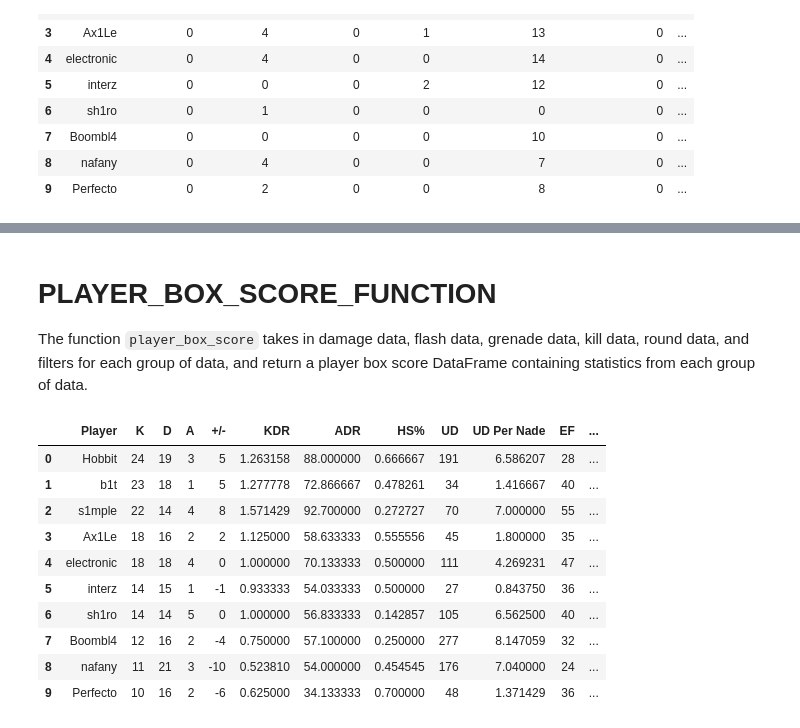
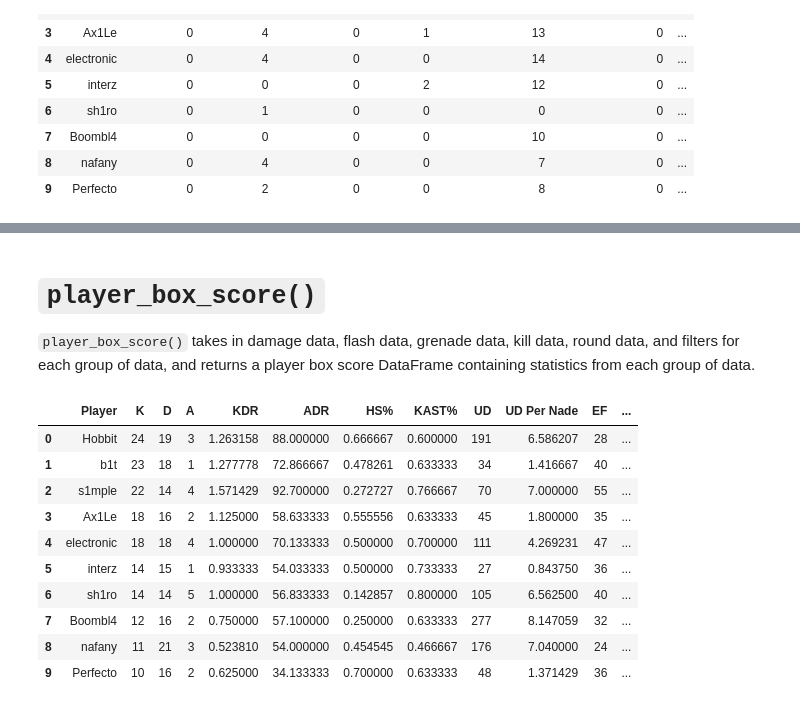
Before and after one commit to pnxenopoulos/awpy, a Jupyter notebook: examples/01_Basic_CSGO_Analysis.ipynb, the cells around one changed output, grey strips where cells are left out. Saved outputs shown, nothing was run; the diff lists cells and outputs as text; code cells hidden in the pictures.

```diff
--- a/examples/01_Basic_CSGO_Analysis.ipynb
+++ b/examples/01_Basic_CSGO_Analysis.ipynb
@@ -14,7 +14,8 @@ from csgo.parser import DemoParser
 
 # Create the parser object.
 # Set log=True above if you want to produce a logfile for the parser.
-demo_parser = DemoParser(demofile = "../../CSGO_Demofiles/gambit-vs-natus-vincere-m1-dust2.dem", demo_id = "GA-NaVi-BLAST2021", parse_rate=128)
+demo_parser = DemoParser(demofile = "../../CSGO_Demofiles/gambit-vs-natus-vincere-m1-dust2.dem",
+                         demo_id = "GA-NaVi-BLAST2021", parse_rate=128)
 
 # Parse the demofile, output results to a dictionary and a dataframe.
 data = demo_parser.parse()
@@ -177,6 +251,7 @@ def kill_stats(kill_data: pd.DataFrame,
                                             kill_data["VictimTeam"]],
                               kill_filters, ["AttackerName"], ["IsHeadshot"],
                               [["mean"]], ["Player", "HS%"])
+    kast_stats = kast(kill_data, "KAST", kill_filters, death_filters)
     kill_stats = kills.merge(assists, how="outer")
     kill_stats = kill_stats.merge(deaths, how="outer")
     kill_stats["+/-"] = kill_stats["K"] - kill_stats["D"]
@@ -187,8 +262,10 @@ def kill_stats(kill_data: pd.DataFrame,
     kill_stats = kill_stats.merge(first_kills, how="outer")
     kill_stats = kill_stats.merge(headshots, how="outer")
     kill_stats = kill_stats.merge(headshot_pct, how="outer")
+    kill_stats["HS%"] = kill_stats["HS%"].astype(float)
     kill_stats = kill_stats[["Player", "K", "D", "A", "+/-", "HS", "FK", "KDR",
                              "KPR", "HS%"]]
+    kill_stats = kill_stats.merge(kast_stats, how="outer")
     kill_stats.fillna(0, inplace=True)
     kill_stats.sort_values(by="K", ascending=False, inplace=True)
     kill_stats.reset_index(drop=True, inplace=True)
@@ -261,8 +338,8 @@ def util_dmg(damage_data: pd.DataFrame,
                                                "Incendiary Grenade",
                                                "Molotov"
                                           ]))], damage_filters, ["AttackerName"],
-                          ["HpDamage", "HpDamageTaken"], [["sum"], ["sum"]],
-                          ["Player", "UD", "Given UD"])
+                          ["HpDamageTaken", "HpDamage"], [["sum"], ["sum"]],
+                          ["Player", "Given UD", "UD"])
     nades_thrown = calc_stats(grenade_data.loc[grenade_data["GrenadeType"].isin([
                                                    "HE Grenade",
                                                    "Incendiary Grenade",
@@ -271,12 +348,12 @@ def util_dmg(damage_data: pd.DataFrame,
                               ["PlayerName"], ["PlayerName"], [["size"]],
                               ["Player", "Nades Thrown"])
     util_dmg_stats = util_dmg.merge(nades_thrown, how="outer")
+    util_dmg_stats["Given UD Per Nade"] = (util_dmg_stats["Given UD"]
+                                           / util_dmg_stats["Nades Thrown"])
     util_dmg_stats["UD Per Nade"] = (util_dmg_stats["UD"]
                                      / util_dmg_stats["Nades Thrown"])
-    util_dmg_stats["Given UD Per Nade"] = (util_dmg_stats["Given UD"]
-                                           / util_dmg_stats["Nades Thrown"])
     util_dmg_stats.fillna(0, inplace=True)
-    util_dmg_stats.sort_values(by="UD", ascending=False, inplace=True)
+    util_dmg_stats.sort_values(by="Given UD", ascending=False, inplace=True)
     util_dmg_stats.reset_index(drop=True, inplace=True)
     return util_dmg_stats
 
@@ -634,51 +747,54 @@ win_breakdown(data_df["Rounds"])
 # %% [markdown]
-# PLAYER_BOX_SCORE_FUNCTION
-The function `player_box_score` takes in damage data, flash data, grenade data, kill data, round data, and filters for each group of data, and return a player box score DataFrame containing statistics from each group of data.
+# `player_box_score()`
+`player_box_score()` takes in damage data, flash data, grenade data, kill data, round data, and filters for each group of data, and returns a player box score DataFrame containing statistics from each group of data.
 # %%
 def player_box_score(damage_data: pd.DataFrame,
                      flash_data: pd.DataFrame,
                      grenade_data: pd.DataFrame,
                      kill_data: pd.DataFrame,
                      round_data: pd.DataFrame,
                      damage_filters: Dict[str, Union[List[bool],
                                                      List[str]]] = {},
                      flash_filters: Dict[str, Union[List[bool],
                                                     List[str]]] = {},
                      grenade_filters: Dict[str, Union[List[bool],
                                                       List[str]]] = {},
                      kill_filters: Dict[str, Union[List[bool], List[str]]] = {},
                      death_filters: Dict[str, Union[List[bool],
                                                     List[str]]] = {},
                      round_filters: Dict[str, Union[List[bool], List[str]]] = {}
 ) -> pd.DataFrame:
-    kills_df = kill_stats(kill_data, round_data, kill_filters,
-                          death_filters, round_filters)
-    kills_df = kills_df[["Player", "K", "D", "A", "+/-", "KDR", "HS%"]]
-    adr_df = adr(damage_data, round_data, damage_filters, round_filters)
-    adr_df = adr_df[["Player", "Norm ADR"]]
-    adr_df.columns = ["Player", "ADR"]
-    ud_df = util_dmg(damage_data, grenade_data, damage_filters, grenade_filters)
-    ud_df = ud_df[["Player", "UD", "UD Per Nade"]]
-    flashes_df = flash_stats(flash_data, grenade_data, flash_filters,
-                             grenade_filters)
-    flashes_df = flashes_df[["Player", "EF", "EF Per Throw"]]
-    box_score = kills_df.merge(adr_df, how="outer")
-    box_score = box_score[["Player", "K", "D", "A", "+/-", "KDR", "ADR", "HS%"]]
-    box_score = box_score.merge(ud_df, how="outer")
-    box_score = box_score.merge(flashes_df, how="outer")
+    k_stats = kill_stats(kill_data, round_data, kill_filters,
+                         death_filters, round_filters)
+    k_stats = k_stats[["Player", "K", "D", "A", "KDR", "HS%"]]
+    adr_stats = adr(damage_data, round_data, damage_filters, round_filters)
+    adr_stats = adr_stats[["Player", "Norm ADR"]]
+    adr_stats.columns = ["Player", "ADR"]
+    kast_stats = kast(kill_data, "KAST", kill_filters, death_filters)
+    ud_stats = util_dmg(damage_data, grenade_data, damage_filters, grenade_filters)
+    ud_stats = ud_stats[["Player", "UD", "UD Per Nade"]]
+    f_stats = flash_stats(flash_data, grenade_data, flash_filters,
+                          grenade_filters)
+    f_stats = f_stats[["Player", "EF", "EF Per Throw"]]
+    box_score = k_stats.merge(adr_stats, how="outer")
+    box_score = box_score[["Player", "K", "D", "A", "KDR", "ADR", "HS%"]]
+    box_score = box_score.merge(kast_stats, how="outer")
+    box_score = box_score.merge(ud_stats, how="outer")
+    box_score = box_score.merge(f_stats, how="outer")
     return box_score
 
-player_box_score(data_df["Damages"], data_df["Flashes"], data_df["Grenades"], data_df["Kills"], data_df["Rounds"])
+player_box_score(data_df["Damages"], data_df["Flashes"], data_df["Grenades"],
+                 data_df["Kills"], data_df["Rounds"])
 # %% [output]
-|  | Player | K | D | A | +/- | KDR | ADR | HS% | UD | UD Per Nade | EF | ... |
-| 0 | Hobbit | 24 | 19 | 3 | 5 | 1.263158 | 88.000000 | 0.666667 | 191 | 6.586207 | 28 | ... |
-| 1 | b1t | 23 | 18 | 1 | 5 | 1.277778 | 72.866667 | 0.478261 | 34 | 1.416667 | 40 | ... |
-| 2 | s1mple | 22 | 14 | 4 | 8 | 1.571429 | 92.700000 | 0.272727 | 70 | 7.000000 | 55 | ... |
-| 3 | Ax1Le | 18 | 16 | 2 | 2 | 1.125000 | 58.633333 | 0.555556 | 45 | 1.800000 | 35 | ... |
-| 4 | electronic | 18 | 18 | 4 | 0 | 1.000000 | 70.133333 | 0.500000 | 111 | 4.269231 | 47 | ... |
-| 5 | interz | 14 | 15 | 1 | -1 | 0.933333 | 54.033333 | 0.500000 | 27 | 0.843750 | 36 | ... |
-| 6 | sh1ro | 14 | 14 | 5 | 0 | 1.000000 | 56.833333 | 0.142857 | 105 | 6.562500 | 40 | ... |
-| 7 | Boombl4 | 12 | 16 | 2 | -4 | 0.750000 | 57.100000 | 0.250000 | 277 | 8.147059 | 32 | ... |
-| 8 | nafany | 11 | 21 | 3 | -10 | 0.523810 | 54.000000 | 0.454545 | 176 | 7.040000 | 24 | ... |
-| 9 | Perfecto | 10 | 16 | 2 | -6 | 0.625000 | 34.133333 | 0.700000 | 48 | 1.371429 | 36 | ... |
+|  | Player | K | D | A | KDR | ADR | HS% | KAST% | UD | UD Per Nade | EF | ... |
+| 0 | Hobbit | 24 | 19 | 3 | 1.263158 | 88.000000 | 0.666667 | 0.600000 | 191 | 6.586207 | 28 | ... |
+| 1 | b1t | 23 | 18 | 1 | 1.277778 | 72.866667 | 0.478261 | 0.633333 | 34 | 1.416667 | 40 | ... |
+| 2 | s1mple | 22 | 14 | 4 | 1.571429 | 92.700000 | 0.272727 | 0.766667 | 70 | 7.000000 | 55 | ... |
+| 3 | Ax1Le | 18 | 16 | 2 | 1.125000 | 58.633333 | 0.555556 | 0.633333 | 45 | 1.800000 | 35 | ... |
+| 4 | electronic | 18 | 18 | 4 | 1.000000 | 70.133333 | 0.500000 | 0.700000 | 111 | 4.269231 | 47 | ... |
+| 5 | interz | 14 | 15 | 1 | 0.933333 | 54.033333 | 0.500000 | 0.733333 | 27 | 0.843750 | 36 | ... |
+| 6 | sh1ro | 14 | 14 | 5 | 1.000000 | 56.833333 | 0.142857 | 0.800000 | 105 | 6.562500 | 40 | ... |
+| 7 | Boombl4 | 12 | 16 | 2 | 0.750000 | 57.100000 | 0.250000 | 0.633333 | 277 | 8.147059 | 32 | ... |
+| 8 | nafany | 11 | 21 | 3 | 0.523810 | 54.000000 | 0.454545 | 0.466667 | 176 | 7.040000 | 24 | ... |
+| 9 | Perfecto | 10 | 16 | 2 | 0.625000 | 34.133333 | 0.700000 | 0.633333 | 48 | 1.371429 | 36 | ... |
 # %% [markdown]
```
Also changed, not shown: parts of 27 cells of this notebook, 3 other files.
